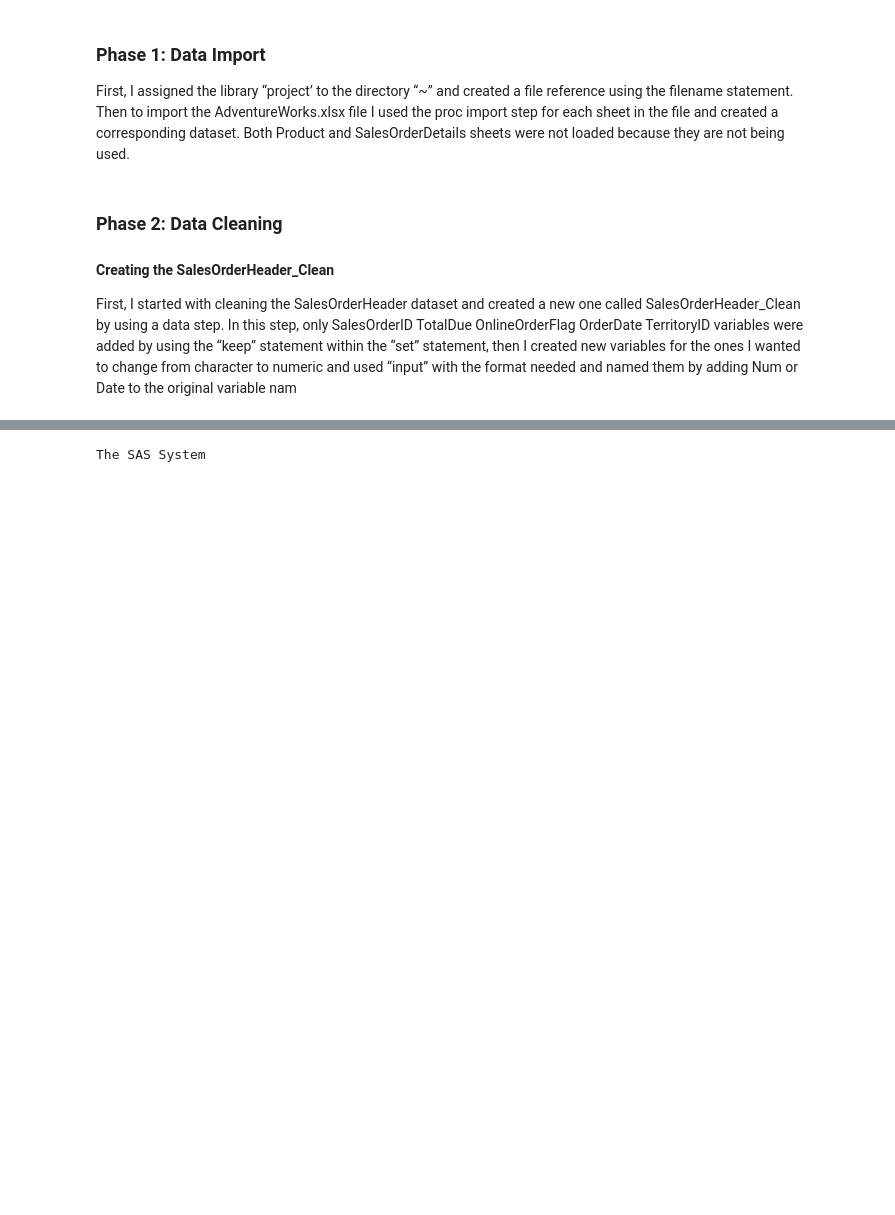
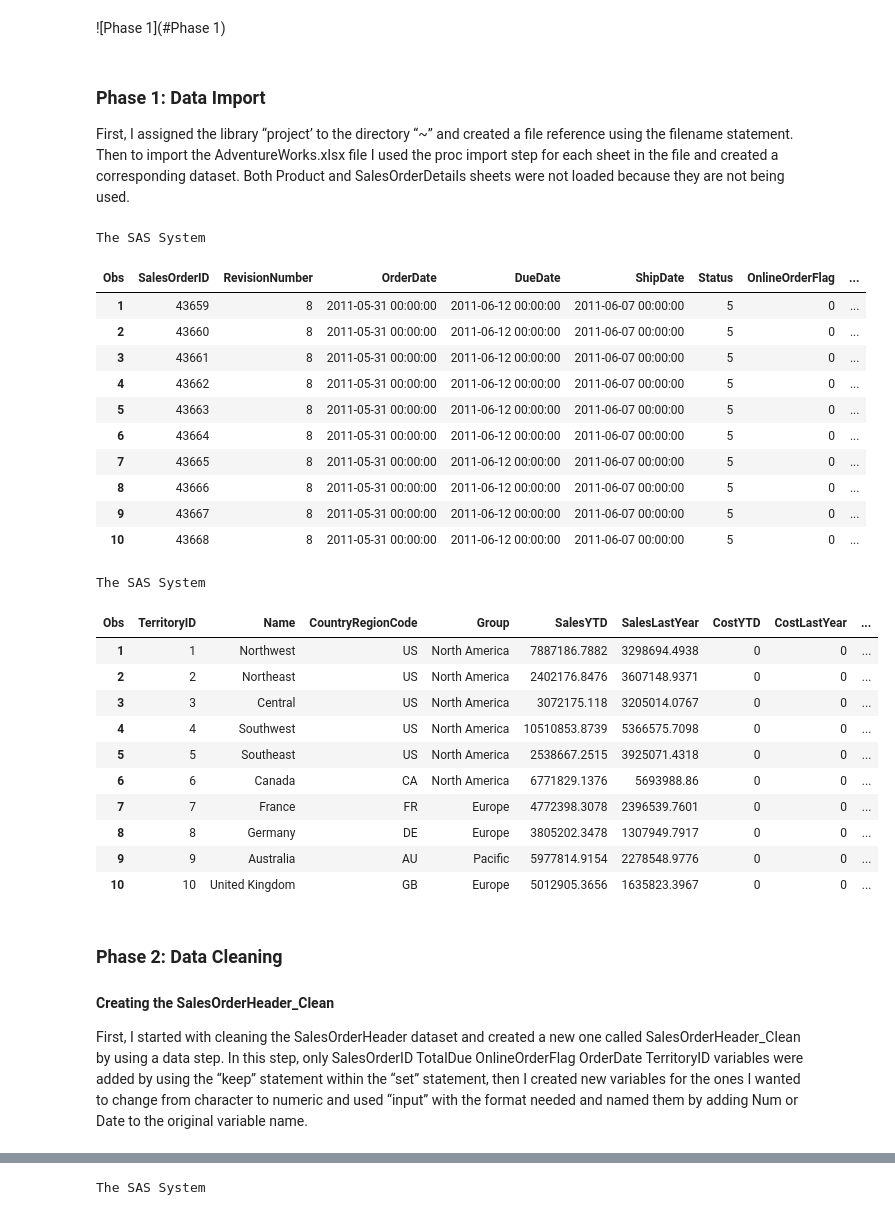
Before and after one commit to Tareqhaboukh/Business-Analytics, a Jupyter notebook: Programming For Analytics/Programming For Analytics Project.ipynb, the cells around one changed output, grey strips where cells are left out. Saved outputs shown, nothing was run; the diff lists cells and outputs as text; code cells hidden in the pictures; blank space fills up the shorter version.

```diff
--- a/Programming For Analytics/Programming For Analytics Project.ipynb
+++ b/Programming For Analytics/Programming For Analytics Project.ipynb
@@ -1,39 +6,70 @@
+# %% [markdown]
+![Phase 1](#Phase 1)
 # %% [markdown]
-### Phase 1: Data Import
-First, I assigned the library “project’ to the directory “~” and created a file reference using the
+<a id='Phase 1'></a>
+<h3>Phase 1: Data Import</h3>
+<p>First, I assigned the library “project’ to the directory “~” and created a file reference using the
 filename statement. Then to import the AdventureWorks.xlsx file I used the proc import step for
 each sheet in the file and created a corresponding dataset.
-Both Product and SalesOrderDetails sheets were not loaded because they are not being used.
+Both Product and SalesOrderDetails sheets were not loaded because they are not being used.</p>
 # %%
 libname project '~';
 filename reffile 'AdventureWorks.xlsx';
 * 1. Data Import;
 * Import SalesOrderHeader sheet;
 proc import
 	datafile=reffile
 	dbms=xlsx
 	out=project.SalesOrderHeader;
 	sheet='SalesOrderHeader';
 	getnames=yes;
 run;
 * Import SalesTerritory sheet;
 proc import
 	datafile=reffile
 	dbms=xlsx
 	out=project.SalesTerritory;
 	sheet='SalesTerritory';
 	getnames=yes;
 run;
+
+proc print data=project.SalesOrderHeader (obs=5); run;
+proc print data=project.SalesTerritory (obs=5); run;
+# %% [output]
+The SAS System
+| Obs | SalesOrderID | RevisionNumber | OrderDate | DueDate | ShipDate | Status | OnlineOrderFlag | ... |
+| 1 | 43659 | 8 | 2011-05-31 00:00:00 | 2011-06-12 00:00:00 | 2011-06-07 00:00:00 | 5 | 0 | ... |
+| 2 | 43660 | 8 | 2011-05-31 00:00:00 | 2011-06-12 00:00:00 | 2011-06-07 00:00:00 | 5 | 0 | ... |
+| 3 | 43661 | 8 | 2011-05-31 00:00:00 | 2011-06-12 00:00:00 | 2011-06-07 00:00:00 | 5 | 0 | ... |
+| 4 | 43662 | 8 | 2011-05-31 00:00:00 | 2011-06-12 00:00:00 | 2011-06-07 00:00:00 | 5 | 0 | ... |
+| 5 | 43663 | 8 | 2011-05-31 00:00:00 | 2011-06-12 00:00:00 | 2011-06-07 00:00:00 | 5 | 0 | ... |
+| 6 | 43664 | 8 | 2011-05-31 00:00:00 | 2011-06-12 00:00:00 | 2011-06-07 00:00:00 | 5 | 0 | ... |
+| 7 | 43665 | 8 | 2011-05-31 00:00:00 | 2011-06-12 00:00:00 | 2011-06-07 00:00:00 | 5 | 0 | ... |
+| 8 | 43666 | 8 | 2011-05-31 00:00:00 | 2011-06-12 00:00:00 | 2011-06-07 00:00:00 | 5 | 0 | ... |
+| 9 | 43667 | 8 | 2011-05-31 00:00:00 | 2011-06-12 00:00:00 | 2011-06-07 00:00:00 | 5 | 0 | ... |
+| 10 | 43668 | 8 | 2011-05-31 00:00:00 | 2011-06-12 00:00:00 | 2011-06-07 00:00:00 | 5 | 0 | ... |
+The SAS System
+| Obs | TerritoryID | Name | CountryRegionCode | Group | SalesYTD | SalesLastYear | CostYTD | CostLastYear | ... |
+| 1 | 1 | Northwest | US | North America | 7887186.7882 | 3298694.4938 | 0 | 0 | ... |
+| 2 | 2 | Northeast | US | North America | 2402176.8476 | 3607148.9371 | 0 | 0 | ... |
+| 3 | 3 | Central | US | North America | 3072175.118 | 3205014.0767 | 0 | 0 | ... |
+| 4 | 4 | Southwest | US | North America | 10510853.8739 | 5366575.7098 | 0 | 0 | ... |
+| 5 | 5 | Southeast | US | North America | 2538667.2515 | 3925071.4318 | 0 | 0 | ... |
+| 6 | 6 | Canada | CA | North America | 6771829.1376 | 5693988.86 | 0 | 0 | ... |
+| 7 | 7 | France | FR | Europe | 4772398.3078 | 2396539.7601 | 0 | 0 | ... |
+| 8 | 8 | Germany | DE | Europe | 3805202.3478 | 1307949.7917 | 0 | 0 | ... |
+| 9 | 9 | Australia | AU | Pacific | 5977814.9154 | 2278548.9776 | 0 | 0 | ... |
+| 10 | 10 | United Kingdom | GB | Europe | 5012905.3656 | 1635823.3967 | 0 | 0 | ... |
 # %% [markdown]
-### Phase 2: Data Cleaning
-#### Creating the SalesOrderHeader_Clean
+<h3>Phase 2: Data Cleaning</h3>
+<h4>Creating the SalesOrderHeader_Clean</h4>
 
-First, I started with cleaning the SalesOrderHeader dataset and created a new one called
+<p>First, I started with cleaning the SalesOrderHeader dataset and created a new one called
 SalesOrderHeader_Clean by using a data step.
 In this step, only SalesOrderID TotalDue OnlineOrderFlag OrderDate TerritoryID variables were
 added by using the “keep” statement within the “set” statement, then I created new variables for
 the ones I wanted to change from character to numeric and used “input” with the format needed
-and named them by adding Num or Date to the original variable nam
+and named them by adding Num or Date to the original variable name.</p>
 # %%
 * 2. Data Cleaning;
 * SalesOrderHeader_Clean;
```
Also changed, not shown: parts of 13 cells of this notebook, 1 other file.
